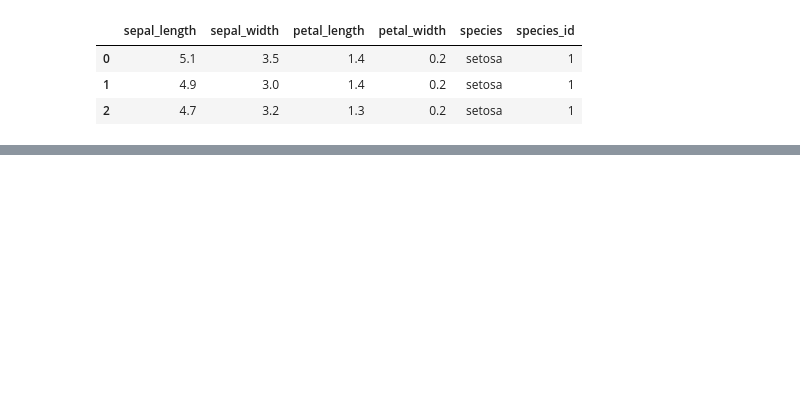
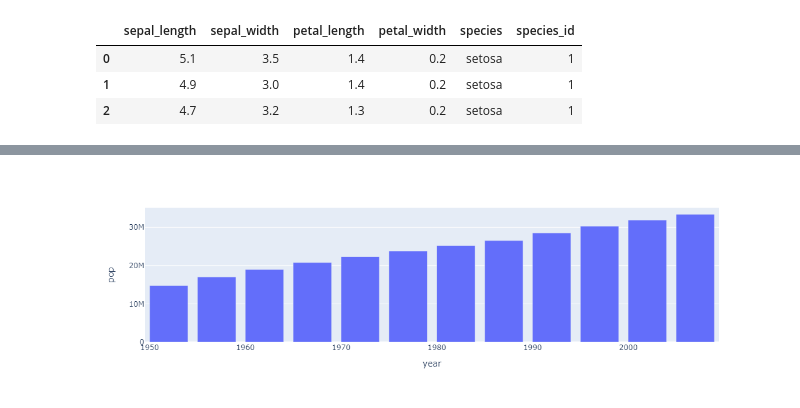
Before and after one commit to Pratiksha8799/Python-Projects, a Jupyter notebook: Basic_Charts/Basic_Bar_Charts.ipynb, the cells around one changed output, grey strips where cells are left out. Saved outputs shown, nothing was run; the diff lists cells and outputs as text; code cells hidden in the pictures; blank space fills up the shorter version.

```diff
--- a/Basic_Charts/Basic_Bar_Charts.ipynb
+++ b/Basic_Charts/Basic_Bar_Charts.ipynb
@@ -18 +22,10 @@ fig.show()
 [figure]
+# %%
+# Import pre-defined dataset and filter it
+data_canada = px.data.gapminder().query("country == 'Canada'")
+# %%
+# Create bar chart with year on the x-axis and pop on the y-axis.
+fig = px.bar(data_canada, x='year', y='pop')
+fig.show()
+# %% [output]
+[figure, added]
```
Also changed, not shown: parts of 4 cells of this notebook, 2 other files.
